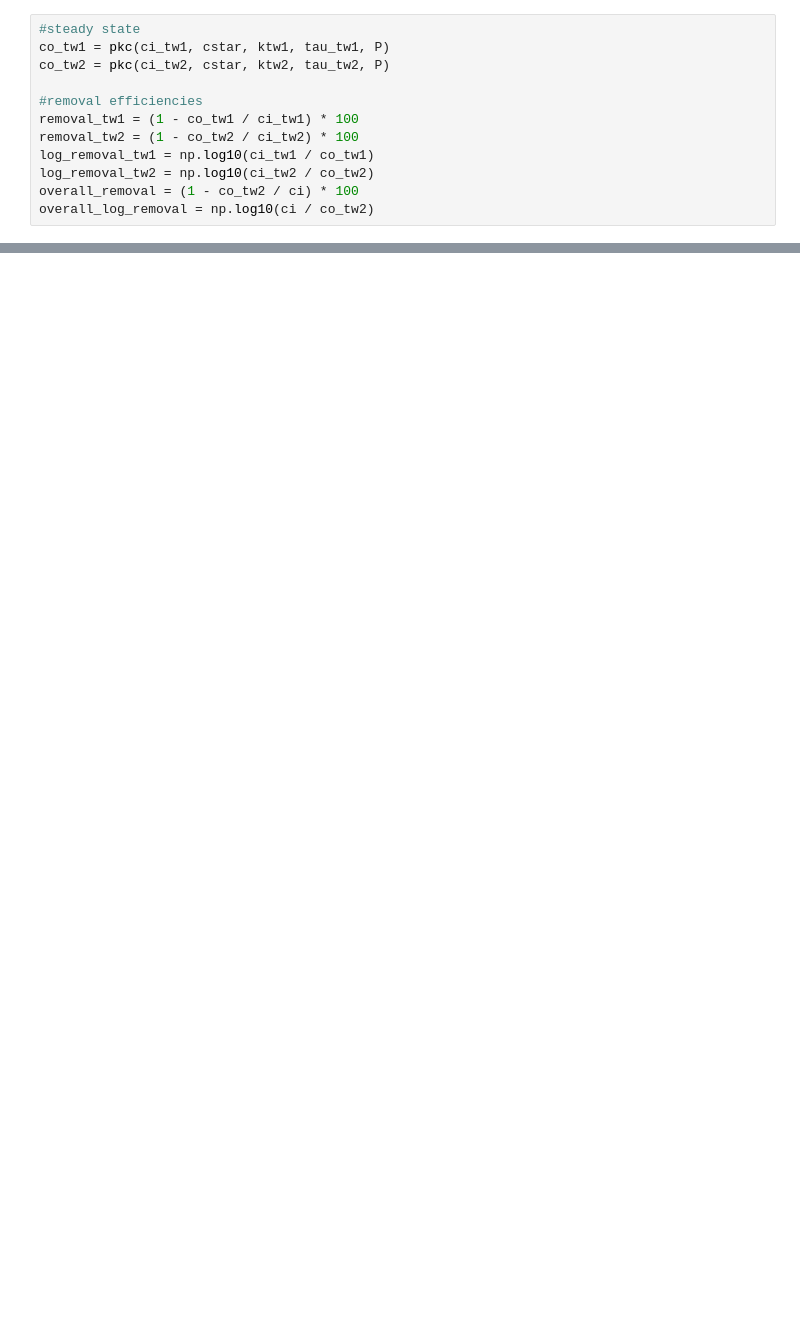
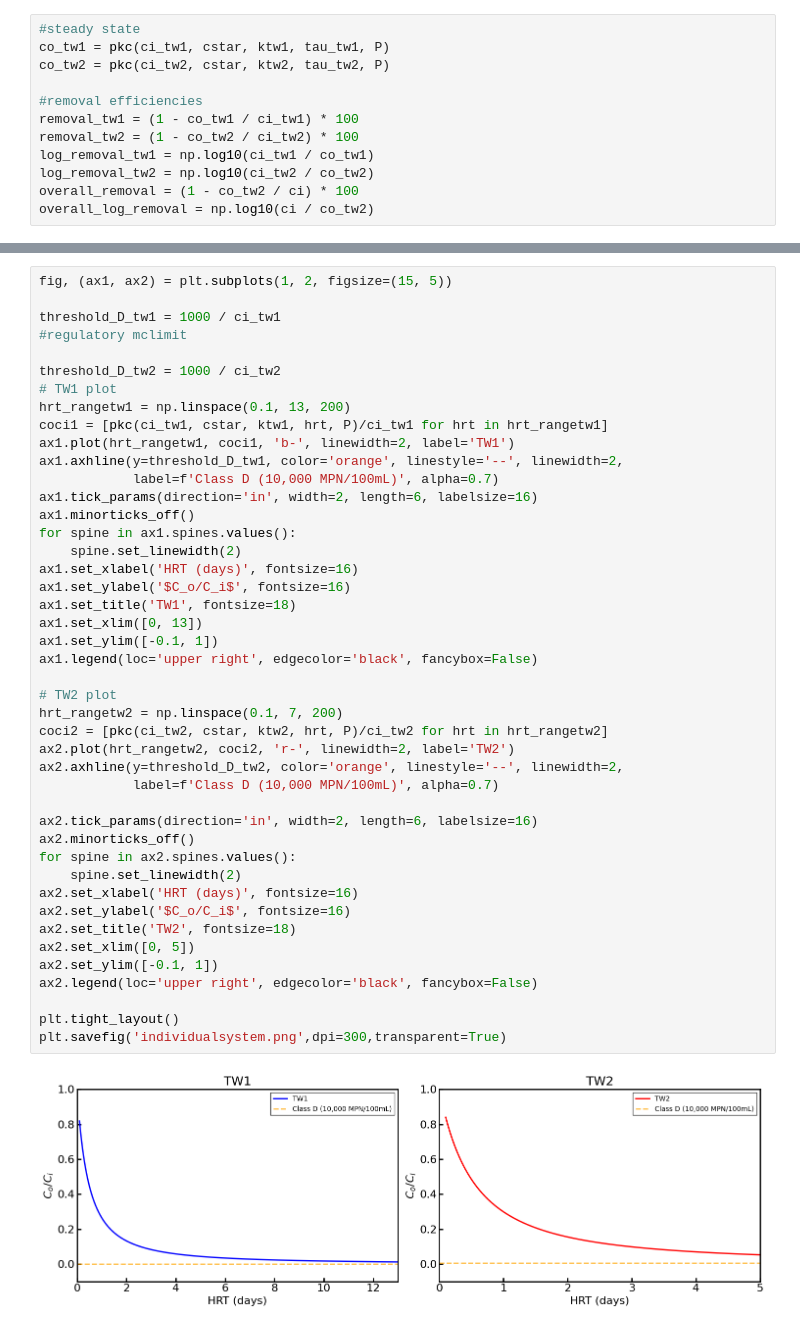
Before and after one commit to biker42/ecoli_CHME5137, a Jupyter notebook: ecoli.ipynb, the cells around one changed output, grey strips where cells are left out. Cells and saved outputs as stored; diff of their text form; blank space fills up the shorter version.

```diff
--- a/ecoli.ipynb
+++ b/ecoli.ipynb
@@ -102,3 +109,49 @@ plt.legend()
+# %%
+fig, (ax1, ax2) = plt.subplots(1, 2, figsize=(15, 5))
+
+threshold_D_tw1 = 1000 / ci_tw1
+#regulatory mclimit
+
+threshold_D_tw2 = 1000 / ci_tw2
+# TW1 plot
+hrt_rangetw1 = np.linspace(0.1, 13, 200)
+coci1 = [pkc(ci_tw1, cstar, ktw1, hrt, P)/ci_tw1 for hrt in hrt_rangetw1]
+ax1.plot(hrt_rangetw1, coci1, 'b-', linewidth=2, label='TW1')
+ax1.axhline(y=threshold_D_tw1, color='orange', linestyle='--', linewidth=2,
+            label=f'Class D (10,000 MPN/100mL)', alpha=0.7)
+ax1.tick_params(direction='in', width=2, length=6, labelsize=16)
+ax1.minorticks_off()
+for spine in ax1.spines.values():
+    spine.set_linewidth(2)
+ax1.set_xlabel('HRT (days)', fontsize=16)
+ax1.set_ylabel('$C_o/C_i$', fontsize=16)
+ax1.set_title('TW1', fontsize=18)
+ax1.set_xlim([0, 13])
+ax1.set_ylim([-0.1, 1])
+ax1.legend(loc='upper right', edgecolor='black', fancybox=False)
+
+# TW2 plot
+hrt_rangetw2 = np.linspace(0.1, 7, 200)
+coci2 = [pkc(ci_tw2, cstar, ktw2, hrt, P)/ci_tw2 for hrt in hrt_rangetw2]
+ax2.plot(hrt_rangetw2, coci2, 'r-', linewidth=2, label='TW2')
+ax2.axhline(y=threshold_D_tw2, color='orange', linestyle='--', linewidth=2,
+            label=f'Class D (10,000 MPN/100mL)', alpha=0.7)
+
+ax2.tick_params(direction='in', width=2, length=6, labelsize=16)
+ax2.minorticks_off()
+for spine in ax2.spines.values():
+    spine.set_linewidth(2)
+ax2.set_xlabel('HRT (days)', fontsize=16)
+ax2.set_ylabel('$C_o/C_i$', fontsize=16)
+ax2.set_title('TW2', fontsize=18)
+ax2.set_xlim([0, 5])
+ax2.set_ylim([-0.1, 1])
+ax2.legend(loc='upper right', edgecolor='black', fancybox=False)
+
+plt.tight_layout()
+plt.savefig('individualsystem.png',dpi=300,transparent=True)
+# %% [output]
+[figure, added]
 # %%
 #total system time, and treatment
 stages = ['inlet', 'TW1\nOutlet', 'TW2\nOutlet']
```
Also changed, not shown: parts of 7 cells of this notebook.
